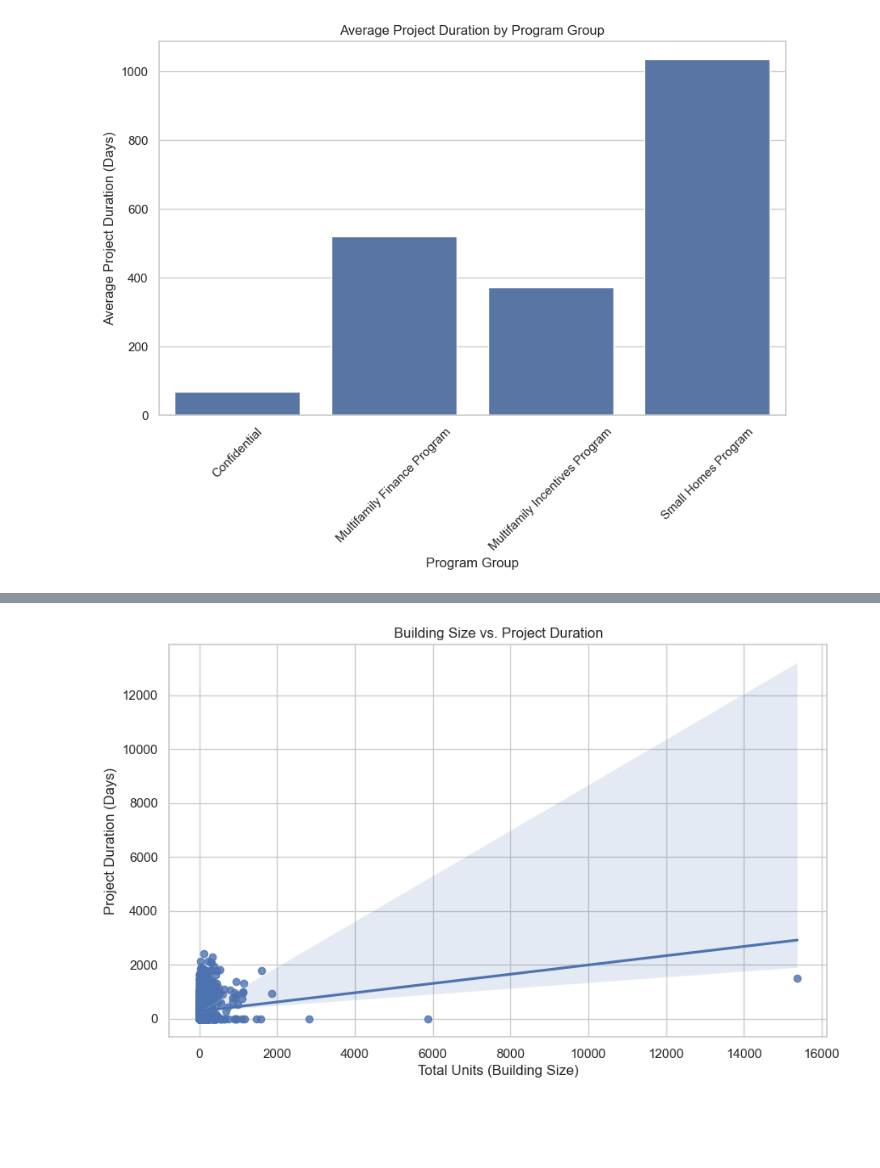
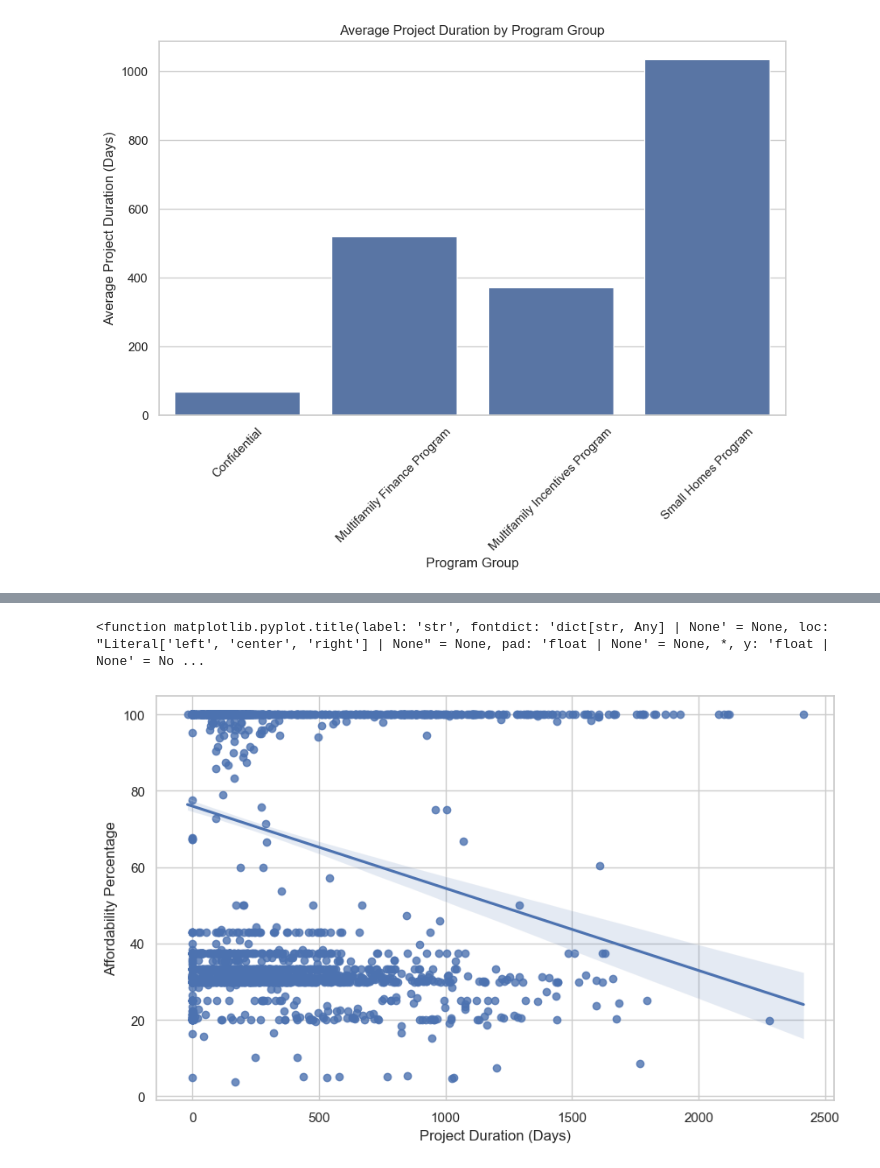
Before and after one commit to josuesimon/Phase1_Portfolio, a Jupyter notebook: Notebooks/josue_eda.ipynb, the cells around one changed output, grey strips where cells are left out. Cells and saved outputs as stored; diff of their text form; code cells hidden in the pictures; blank space fills up the shorter version.

```diff
--- a/Notebooks/josue_eda.ipynb
+++ b/Notebooks/josue_eda.ipynb
@@ -156,26 +136,10 @@ plt.show()
-# %%
-# Project Duration vs. Building Size
-import pandas as pd
-import seaborn as sns
-import matplotlib.pyplot as plt
-
-data['project_start_date'] = pd.to_datetime(data['project_start_date'], errors='coerce')
-data['project_completion_date'] = pd.to_datetime(data['project_completion_date'], errors='coerce')
-
-
-data['project_duration_days'] = (data['project_completion_date'] - data['project_start_date']).dt.days
-
-data['affordable_units'] = data[['extremely_low_income_units', 'very_low_income',
-                                  'low_income_units', 'moderate_income',
-                                  'middle_income', 'other']].sum(axis=1)
-data['affordability_percentage'] = (data['affordable_units'] / data['total_units']) * 100
-
-# Below is the code for our scatter plot: Project Duration vs. Building Size (Total Units)
-plt.figure(figsize=(10, 6))
-sns.regplot(x='total_units', y='project_duration_days', data=data)
-plt.xlabel("Total Units (Building Size)")
-plt.ylabel("Project Duration (Days)")
-plt.title("Building Size vs. Project Duration")
-plt.show()
-# %% [output]
-[figure, removed]
+# %%
+# This seventh visualiation displays the Project Duration (Days) vs. Affordability Percentage
+plt.figure(figsize=(10, 6))
+sns.regplot(x='Project Duration Days', y='Affordability Percentage', data=data)
+plt.xlabel("Project Duration (Days)")
+plt.ylabel("Affordability Percentage")
+plt.title
+# %% [output]
+<function matplotlib.pyplot.title(label: 'str', fontdict: 'dict[str, Any] | None' = None, loc: "Literal['left', 'center', 'right'] | None" = None, pad: 'float | None' = None, *, y: 'float | None' = No ...
+[figure, added]
```
Also changed, not shown: parts of 17 cells of this notebook.
